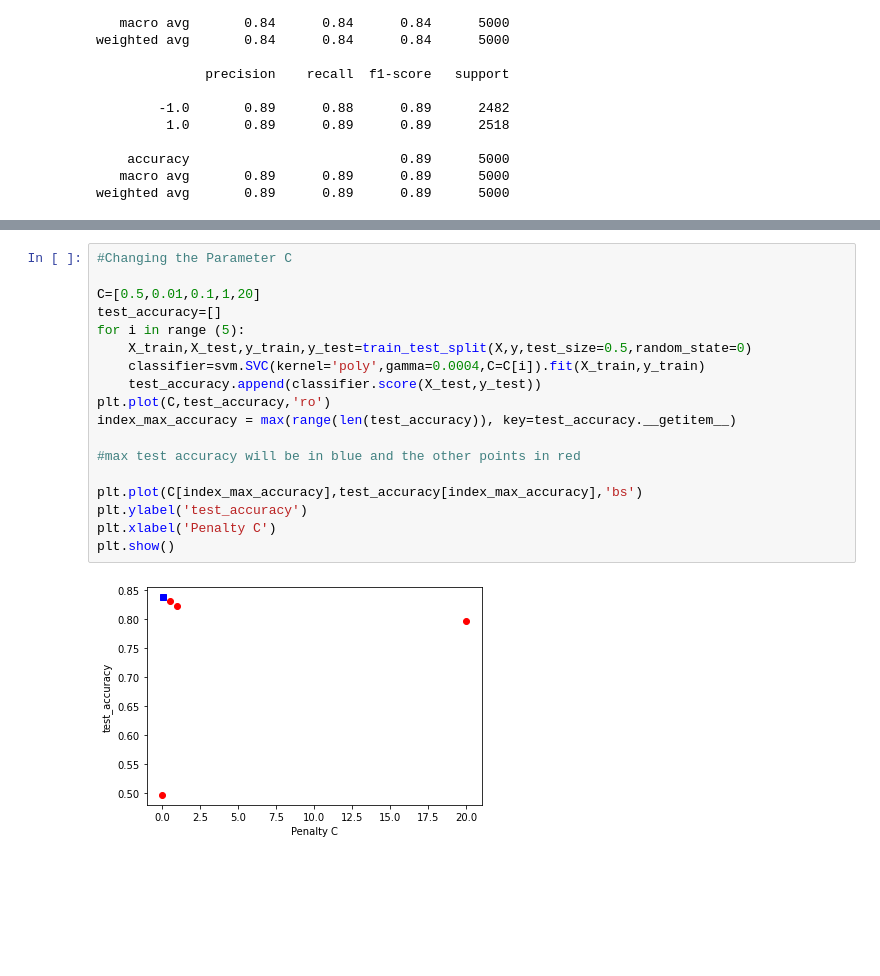
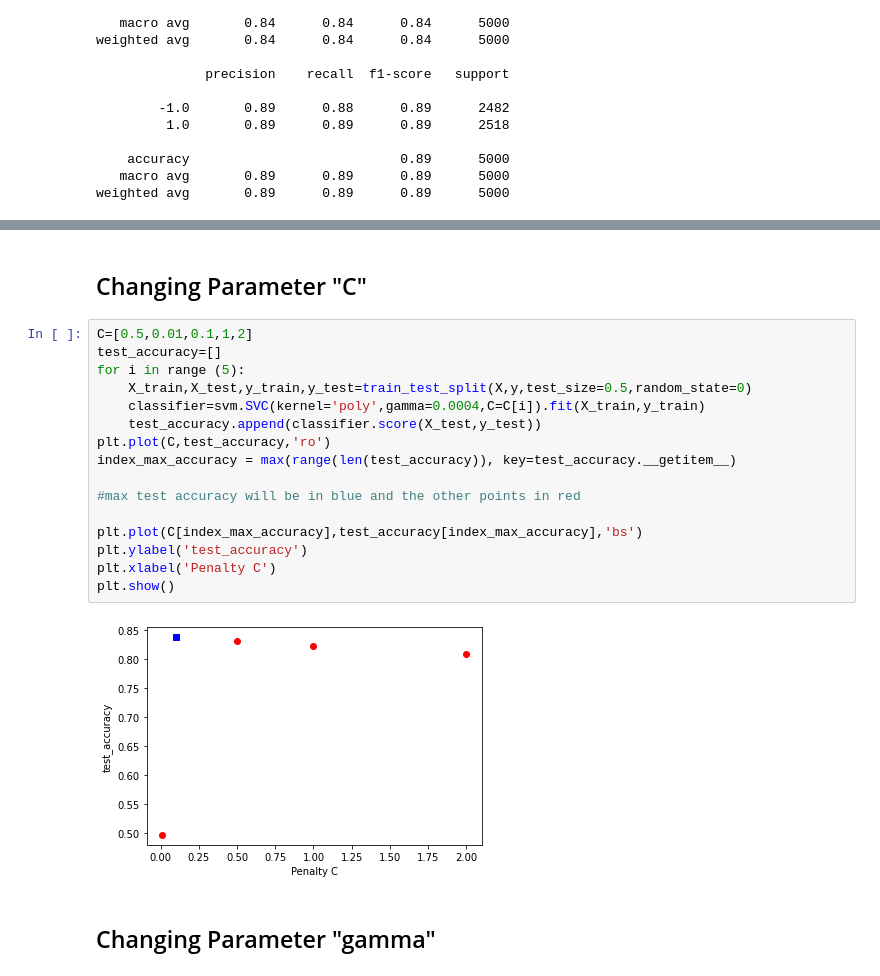
Before and after one commit to Muhamedelsayed/SVM_Task, a Jupyter notebook: TASK.ipynb, the cells around one changed output, grey strips where cells are left out. Drawn from its saved outputs; the diff is of its cells as text; blank space fills up the shorter version.

```diff
--- a/TASK.ipynb
+++ b/TASK.ipynb
@@ -154,21 +166,23 @@ plt.show()
+# %% [markdown]
+## Changing  Parameter "C"
 # %%
-#Changing the Parameter C
-
-C=[0.5,0.01,0.1,1,20]
+C=[0.5,0.01,0.1,1,2]
 test_accuracy=[]
 for i in range (5):
     X_train,X_test,y_train,y_test=train_test_split(X,y,test_size=0.5,random_state=0)
     classifier=svm.SVC(kernel='poly',gamma=0.0004,C=C[i]).fit(X_train,y_train)
     test_accuracy.append(classifier.score(X_test,y_test))
 plt.plot(C,test_accuracy,'ro')
 index_max_accuracy = max(range(len(test_accuracy)), key=test_accuracy.__getitem__)
 
 #max test accuracy will be in blue and the other points in red
 
 plt.plot(C[index_max_accuracy],test_accuracy[index_max_accuracy],'bs')
 plt.ylabel('test_accuracy')
 plt.xlabel('Penalty C')
 plt.show()
 # %% [output]
-[figure, old version]
+[figure, new version]
+# %% [markdown]
+## Changing Parameter "gamma"
 # %%
```
Also changed, not shown: parts of 17 cells of this notebook.
